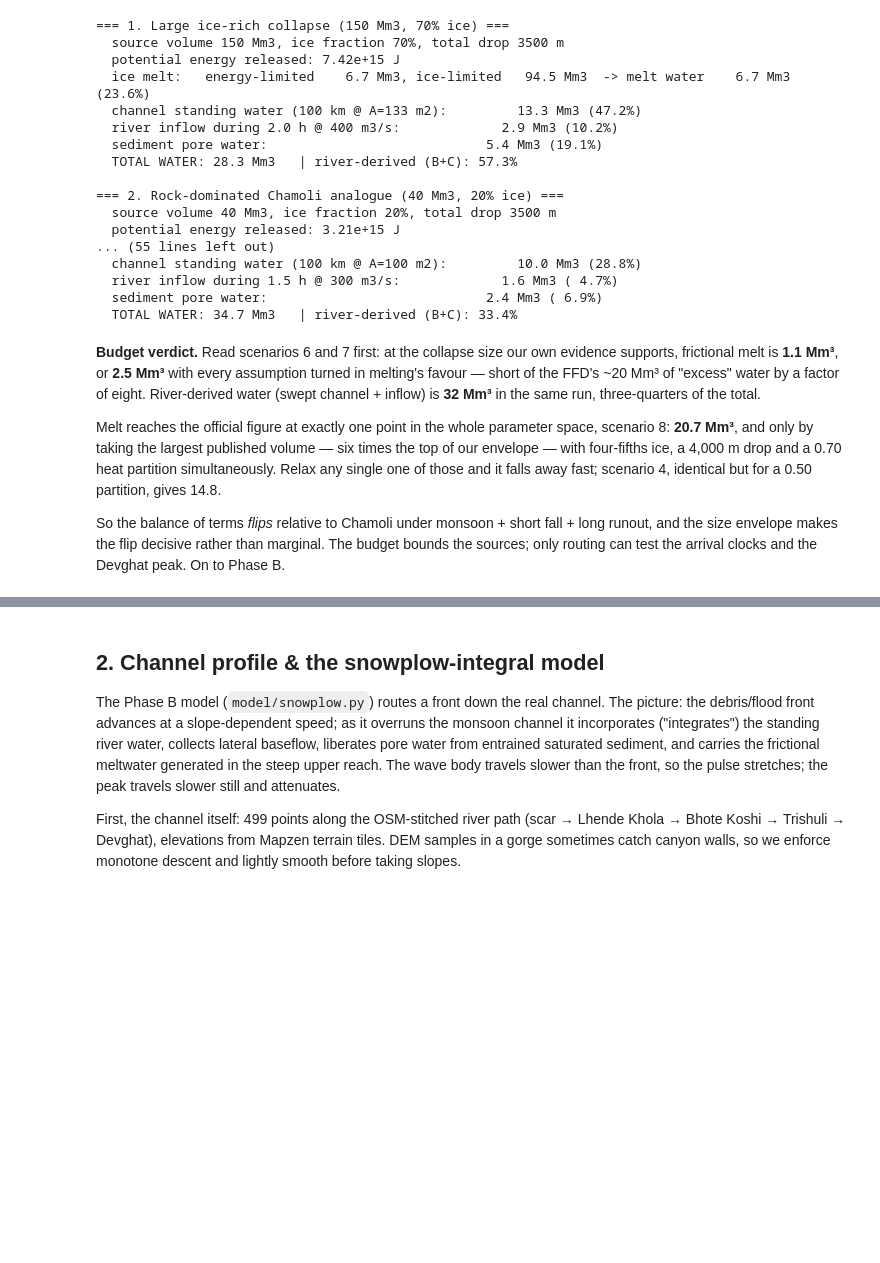
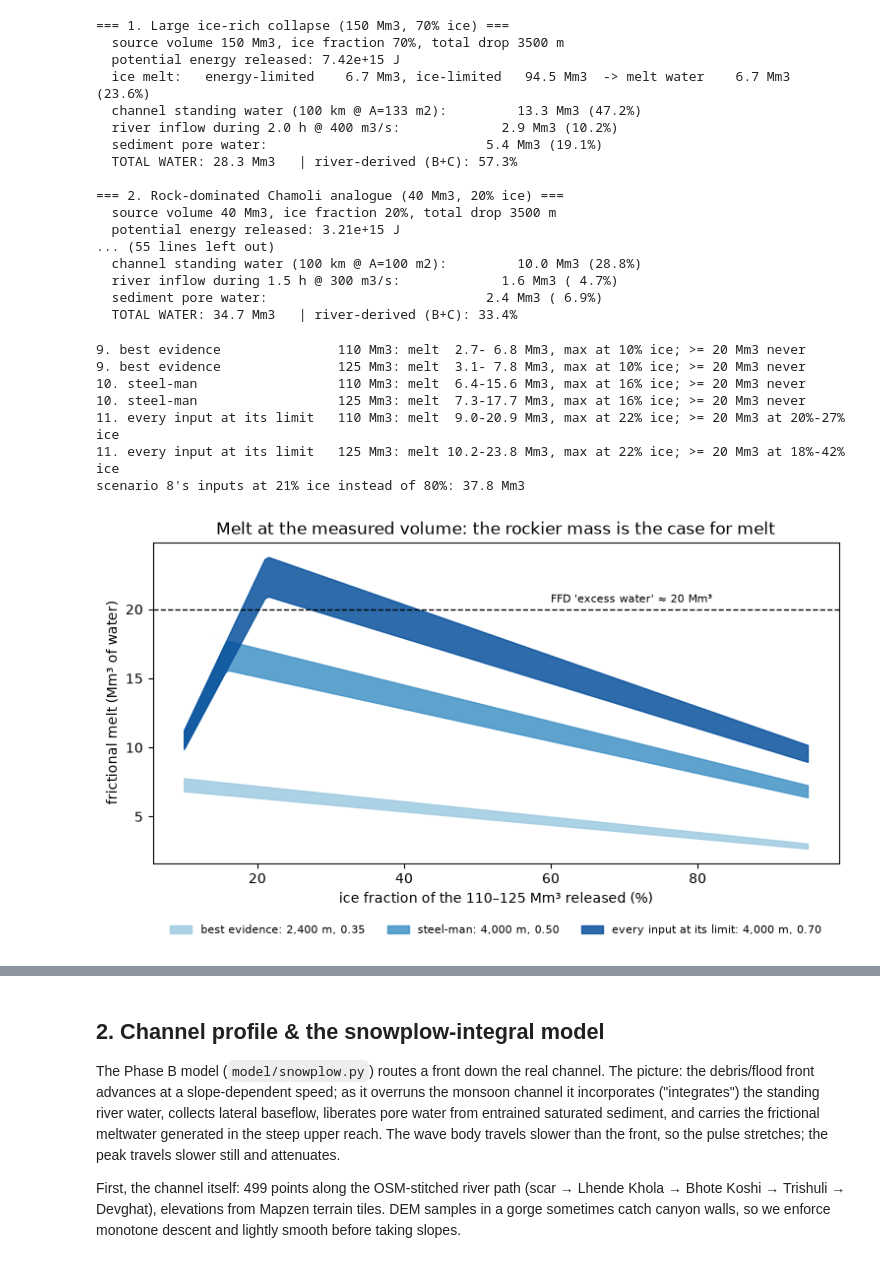
Before and after one commit to djhume/nepal-flood-2026, a Jupyter notebook: notebooks/trishuli_workings.ipynb, the cells around one changed output, grey strips where cells are left out. Drawn from its saved outputs; the diff is of its cells as text; code cells hidden in the pictures; blank space fills up the shorter version.

```diff
--- a/notebooks/trishuli_workings.ipynb
+++ b/notebooks/trishuli_workings.ipynb
@@ -268,21 +274,58 @@ scenario("8. Absolute ceiling (200 Mm3, 80% ice, 4000 m, heat partition 0.70)",
   river inflow during 1.5 h @ 300 m3/s:             1.6 Mm3 ( 4.7%)
   sediment pore water:                            2.4 Mm3 ( 6.9%)
   TOTAL WATER: 34.7 Mm3   | river-derived (B+C): 33.4%
-# %% [markdown]
-**Budget verdict.** Read scenarios 6 and 7 first: at the collapse size our own
-evidence supports, frictional melt is **1.1 Mm³**, or **2.5 Mm³** with every
-assumption turned in melting's favour — short of the FFD's ~20 Mm³ of "excess"
-water by a factor of eight. River-derived water (swept channel + inflow) is
-**32 Mm³** in the same run, three-quarters of the total.
-
-Melt reaches the official figure at exactly one point in the whole parameter
-space, scenario 8: **20.7 Mm³**, and only by taking the largest published volume
-— six times the top of our envelope — with four-fifths ice, a 4,000 m drop and a 0.70 heat
-partition simultaneously. Relax any single one of those and it falls away fast;
-scenario 4, identical but for a 0.50 partition, gives 14.8.
-
-So the balance of terms *flips* relative to Chamoli under monsoon + short fall +
-long runout, and the size envelope makes the flip decisive rather than marginal.
-The budget bounds the sources; only routing can test the arrival clocks and the
-Devghat peak. On to
-Phase B.
+# %%
+# ---- added 5 Oct: scenarios 9-11, the measured volume, composition swept ----
+# 110-125 Mm3 from the Shean & Bhushan pre/post DEMs (preliminary). Ice fraction
+# over Model A's prior, 0.10-0.95, which the upper-corridor observables do not
+# narrow. Same arithmetic as section A of scenario(); mirrors
+# calcs/energy_water_budget.py.
+import numpy as np
+import matplotlib.pyplot as plt
+
+def melt_Mm3(V_total_Mm3, ice_frac, drop_total_m, heat_to_ice_frac):
+    V = V_total_Mm3 * 1e6
+    m_ice = V * ice_frac * RHO_ICE
+    m_total = m_ice + V * (1 - ice_frac) * RHO_ROCK
+    m_energy = m_total * G * drop_total_m * heat_to_ice_frac / LF
+    return min(m_energy, m_ice) / RHO_W / 1e6
+
+ICE = np.linspace(0.10, 0.95, 171)
+for name, H, p in [("9. best evidence", 2400, 0.35),
+                   ("10. steel-man", 4000, 0.50),
+                   ("11. every input at its limit", 4000, 0.70)]:
+    for V in (110, 125):
+        m = np.array([melt_Mm3(V, f, H, p) for f in ICE])
+        over = ICE[m >= 20]
+        print(f"{name:30s} {V} Mm3: melt {m.min():4.1f}-{m.max():4.1f} Mm3, "
+              f"max at {ICE[m.argmax()]:.0%} ice; >= 20 Mm3 "
+              + (f"at {over.min():.0%}-{over.max():.0%} ice" if over.size else "never"))
+print(f"scenario 8's inputs at 21% ice instead of 80%: "
+      f"{melt_Mm3(200, 0.21, 4000, 0.70):.1f} Mm3")
+
+fig, ax = plt.subplots(figsize=(8, 4.6))
+for (lab, H, p), c in zip([("best evidence: 2,400 m, 0.35", 2400, 0.35),
+                           ("steel-man: 4,000 m, 0.50", 4000, 0.50),
+                           ("every input at its limit: 4,000 m, 0.70", 4000, 0.70)],
+                          ["#9ecae1", "#4292c6", "#08519c"]):
+    lo = [melt_Mm3(110, f, H, p) for f in ICE]
+    hi = [melt_Mm3(125, f, H, p) for f in ICE]
+    ax.fill_between(ICE * 100, lo, hi, color=c, alpha=0.85, label=lab)
+ax.axhline(20, color="k", ls="--", lw=1)
+ax.text(60, 20.5, "FFD 'excess water' ≈ 20 Mm³", fontsize=8)
+ax.set_xlabel("ice fraction of the 110–125 Mm³ released (%)")
+ax.set_ylabel("frictional melt (Mm³ of water)")
+ax.set_title("Melt at the measured volume: the rockier mass is the case for melt")
+ax.legend(fontsize=8, loc="upper center", bbox_to_anchor=(0.5, -0.16), ncol=3,
+          frameon=False)
+fig.tight_layout()
+plt.show()
+# %% [output]
+9. best evidence               110 Mm3: melt  2.7- 6.8 Mm3, max at 10% ice; >= 20 Mm3 never
+9. best evidence               125 Mm3: melt  3.1- 7.8 Mm3, max at 10% ice; >= 20 Mm3 never
+10. steel-man                  110 Mm3: melt  6.4-15.6 Mm3, max at 16% ice; >= 20 Mm3 never
+10. steel-man                  125 Mm3: melt  7.3-17.7 Mm3, max at 16% ice; >= 20 Mm3 never
+11. every input at its limit   110 Mm3: melt  9.0-20.9 Mm3, max at 22% ice; >= 20 Mm3 at 20%-27% ice
+11. every input at its limit   125 Mm3: melt 10.2-23.8 Mm3, max at 22% ice; >= 20 Mm3 at 18%-42% ice
+scenario 8's inputs at 21% ice instead of 80%: 37.8 Mm3
+[figure, added]
```
Also changed, not shown: parts of 3 cells of this notebook, 16 other files.
